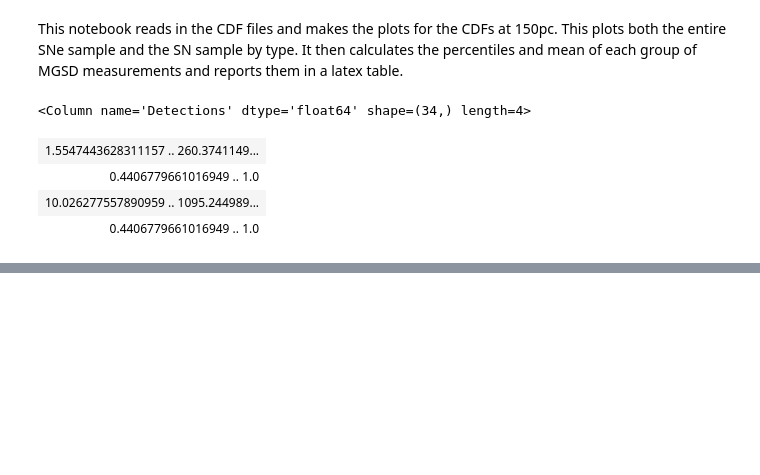
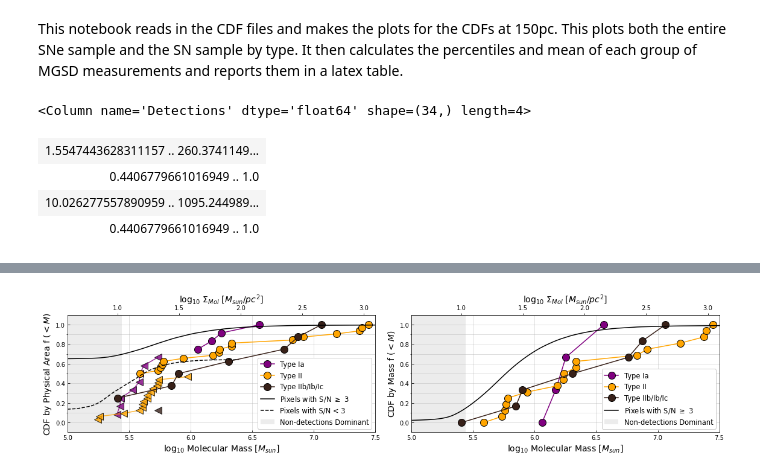
Before and after one commit to NessMayker/SNeCO, a Jupyter notebook: Code/3.2b_Plots_CDFs_150pc.ipynb, the cells around one changed output, grey strips where cells are left out. Saved outputs shown, nothing was run; the diff lists cells and outputs as text; code cells hidden in the pictures; blank space fills up the shorter version.

Commit message:
testing fontsize for CDF images

```diff
--- a/Code/3.2b_Plots_CDFs_150pc.ipynb
+++ b/Code/3.2b_Plots_CDFs_150pc.ipynb
@@ -456,5 +472,6 @@ plt.close()
 # %%
 # Single Plot Sun+20 Alpha - All Types!
+fontsize = 14
 
 ms = 12
 fs = 14
@@ -464,9 +481,9 @@ fig.set_figheight(4)
 fig.set_figwidth(16)
 
 secax = axs[0].secondary_xaxis('top', functions=(mass2mgsd, mgsd2mass))
-secax.set_xlabel(r'$\log_{10}$ $\Sigma_{Mol}$ $[M_{sun}/pc^2]$')
-axs[0].set_xlabel(r'$\log_{10}$ Molecular Mass [$M_{sun}$]')
-axs[0].set_ylabel(r'CDF by Physical Area f $ (<M$)')
+secax.set_xlabel(r'$\log_{10}$ $\Sigma_{Mol}$ $[M_{sun}/pc^2]$', fontsize=fontsize)
+axs[0].set_xlabel(r'$\log_{10}$ Molecular Mass [$M_{sun}$]', fontsize = fontsize)
+axs[0].set_ylabel(r'CDF by Physical Area f $ (<M$)', fontsize=fontsize)
 axs[0].axvspan(xmin = 5.0, xmax=5.44155, facecolor="gray", alpha=0.15, zorder=0, label="Non-detections Dominant")
 axs[0].set_xlim(5.0, 7.5)
 axs[0].set_ylim(-0.1, 1.1)
@@ -476,37 +493,39 @@ axs[0].plot(logCDFSN_D_M_Ia_x, CDFSN_D_M_Ia_y, marker = 'o', ms = ms, color = "p
 axs[0].plot(logCDFSN_ND_M_Ia_x, CDFSN_ND_M_Ia_y, marker = '<',color = "purple", mec='black', ms = ms, alpha = 0.8)
 
 axs[0].plot(logCDFSN_D_M_II_x, CDFSN_D_M_II_y, marker = 'o', ms = ms, color = "orange", mec='black', alpha = 1.0, label="Type II")
 axs[0].plot(logCDFSN_ND_M_II_x, CDFSN_ND_M_II_y, marker = '<',color = "orange",mec='black', ms = ms, alpha = 0.8)
 
 axs[0].plot(logCDFSN_D_M_SESN_x, CDFSN_D_M_SESN_y, marker = 'o', ms = ms, color = color3of3,mec='black', alpha = 1.0, label="Type IIb/Ib/Ic")
 axs[0].plot(logCDFSN_ND_M_SESN_x, CDFSN_ND_M_SESN_y, marker = '<',color = color3of3,mec='black', ms = ms, alpha = 0.8)
 axs[0].plot(logCDFAP_D_M_x, AP_D_M_PP_y, color = 'black', linestyle = '-', label = 'Pixels with S/N $\geq$ 3')
 axs[0].plot(logCDFAP_ND_M_x, AP_ND_M_PP_y, color = 'black', linestyle = '--', label = 'Pixels with S/N < 3')
-axs[0].legend(frameon=True,loc='lower right', facecolor='white', framealpha=1)
+axs[0].legend(frameon=True,loc='lower right', facecolor='white', framealpha=1, fontsize=11.5)
 axs[0].tick_params(axis='both', direction = "in")
 axs[0].grid(which='both', alpha=0.5)
 
 secax = axs[1].secondary_xaxis('top', functions=(mass2mgsd, mgsd2mass))
-secax.set_xlabel(r'$\log_{10}$ $\Sigma_{Mol}$ $[M_{sun}/pc^2]$')
-axs[1].set_xlabel(r'$\log_{10}$ Molecular Mass [$M_{sun}$]')
-axs[1].set_ylabel(r'CDF by Mass f $ (<M$)')
+secax.set_xlabel(r'$\log_{10}$ $\Sigma_{Mol}$ $[M_{sun}/pc^2]$',fontsize=fontsize)
+axs[1].set_xlabel(r'$\log_{10}$ Molecular Mass [$M_{sun}$]', fontsize=fontsize)
+axs[1].set_ylabel(r'CDF by Mass f $ (<M$)', fontsize=fontsize)
 axs[1].axvspan(xmin = 5.0, xmax=5.44155, facecolor="gray", alpha=0.15, zorder=0, label="Non-detections Dominant")
 
 axs[1].xaxis.set_minor_locator(minor_locator)
 axs[1].yaxis.set_minor_locator(minor_locator)
 axs[1].set_xlim(5.0, 7.5)
 axs[1].set_ylim(-0.1, 1.1)
 axs[1].plot(logCDFSN_D_only_M_Ia_x, logCDFSN_D_only_M_Ia_y, marker = 'o', ms = ms, color = "purple",mec='black', alpha = 1.0, label="Type Ia")
 axs[1].plot(logCDFSN_D_only_M_II_x, logCDFSN_D_only_M_II_y, marker = 'o', ms = ms, color = "orange", mec='black', alpha = 1.0, label="Type II")
 axs[1].plot(logCDFSN_D_only_M_SESN_x, logCDFSN_D_only_M_SESN_y, marker = 'o', ms = ms, color = color3of3,mec='black', alpha = 1.0, label="Type IIb/Ib/Ic")
 axs[1].plot(logCDFAP_D_only_M_x, logCDFAP_D_only_M_PP_y, color = 'black', linestyle = '-', label = 'Pixels with S/N $\geq$ 3')
-axs[1].legend(frameon=True,loc='lower right', facecolor='white', framealpha=1)
+axs[1].legend(frameon=True,loc='lower right', facecolor='white', framealpha=1, fontsize = 11.5)
 axs[1].tick_params(axis='both', direction = "in")
 axs[1].grid(which='both', alpha=0.5)
 
 plt.tight_layout()
 plt.savefig('../Figures/CDF_Mass_ByType_2panel.png', dpi=300)
 plt.show()
 plt.close()
+# %% [output]
+[figure, added]
 # %%
 # Single Plot Sun+20 Alpha - All Types!
```
Also changed, not shown: parts of 11 cells of this notebook, 2 other files.
